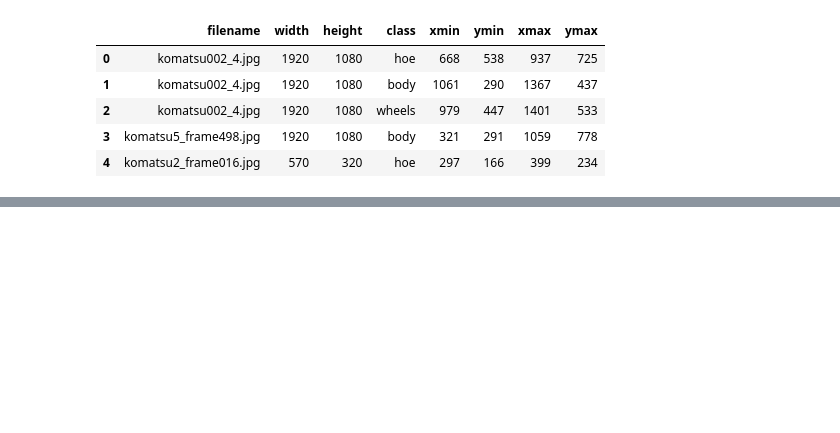
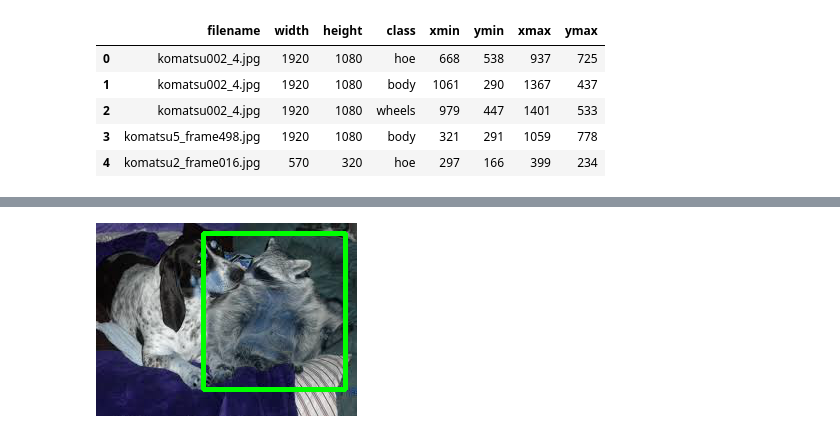
Before and after one commit to Toku11/Backhoe-detect-transfer-learning, a Jupyter notebook: draw boxes.ipynb, the cells around one changed output, grey strips where cells are left out. Cells and saved outputs as stored; diff of their text form; code cells hidden in the pictures; blank space fills up the shorter version.

```diff
--- a/draw boxes.ipynb
+++ b/draw boxes.ipynb
@@ -28,0 +35,4 @@ Image.fromarray(draw_boxes('komatsu3_frame111.jpg'))
+# %%
+Image.fromarray(draw_boxes('raccoon-200.jpg'))
+# %% [output]
+[figure, added]
```
Also changed, not shown: parts of 8 cells of this notebook, 25 other files.
